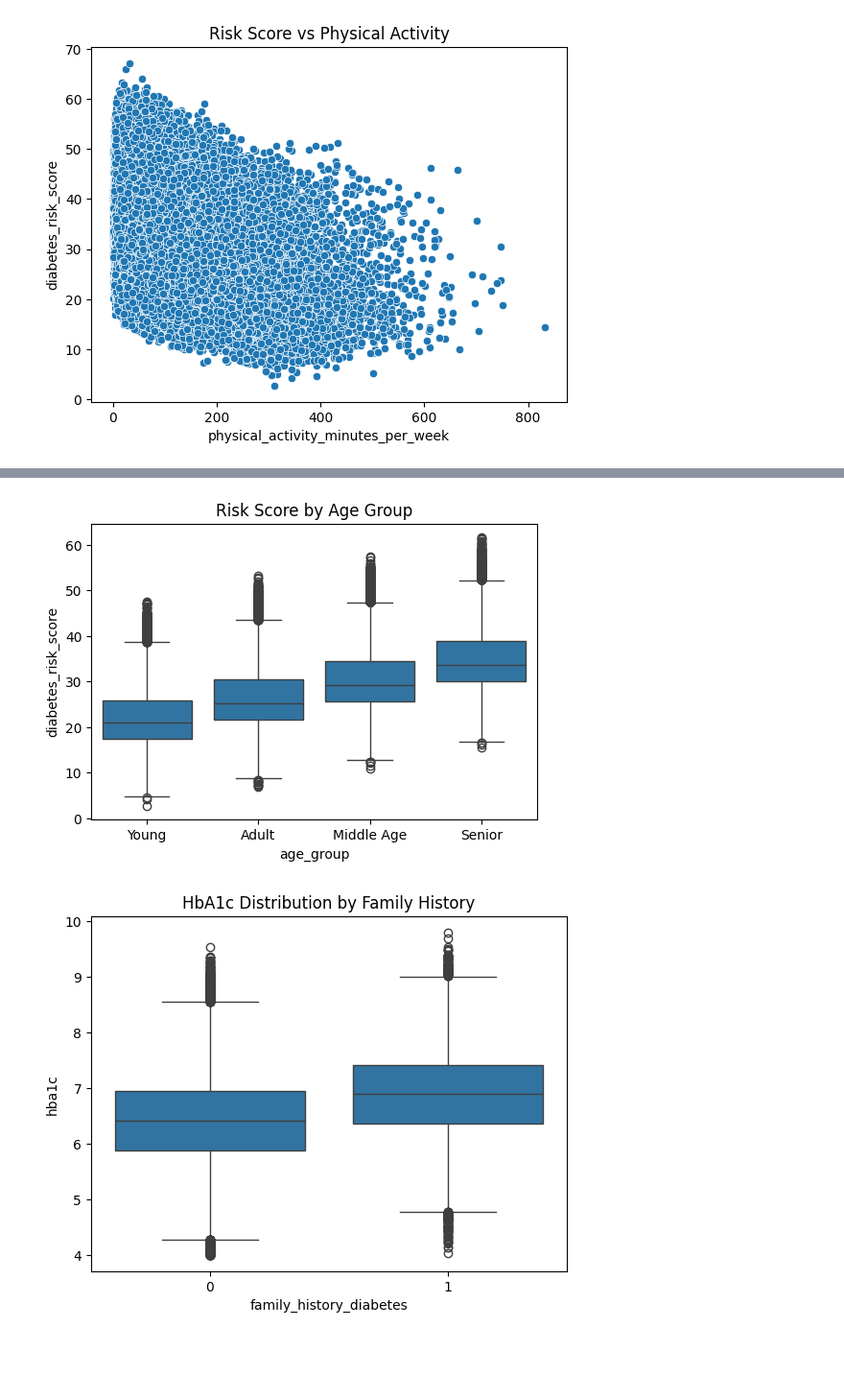
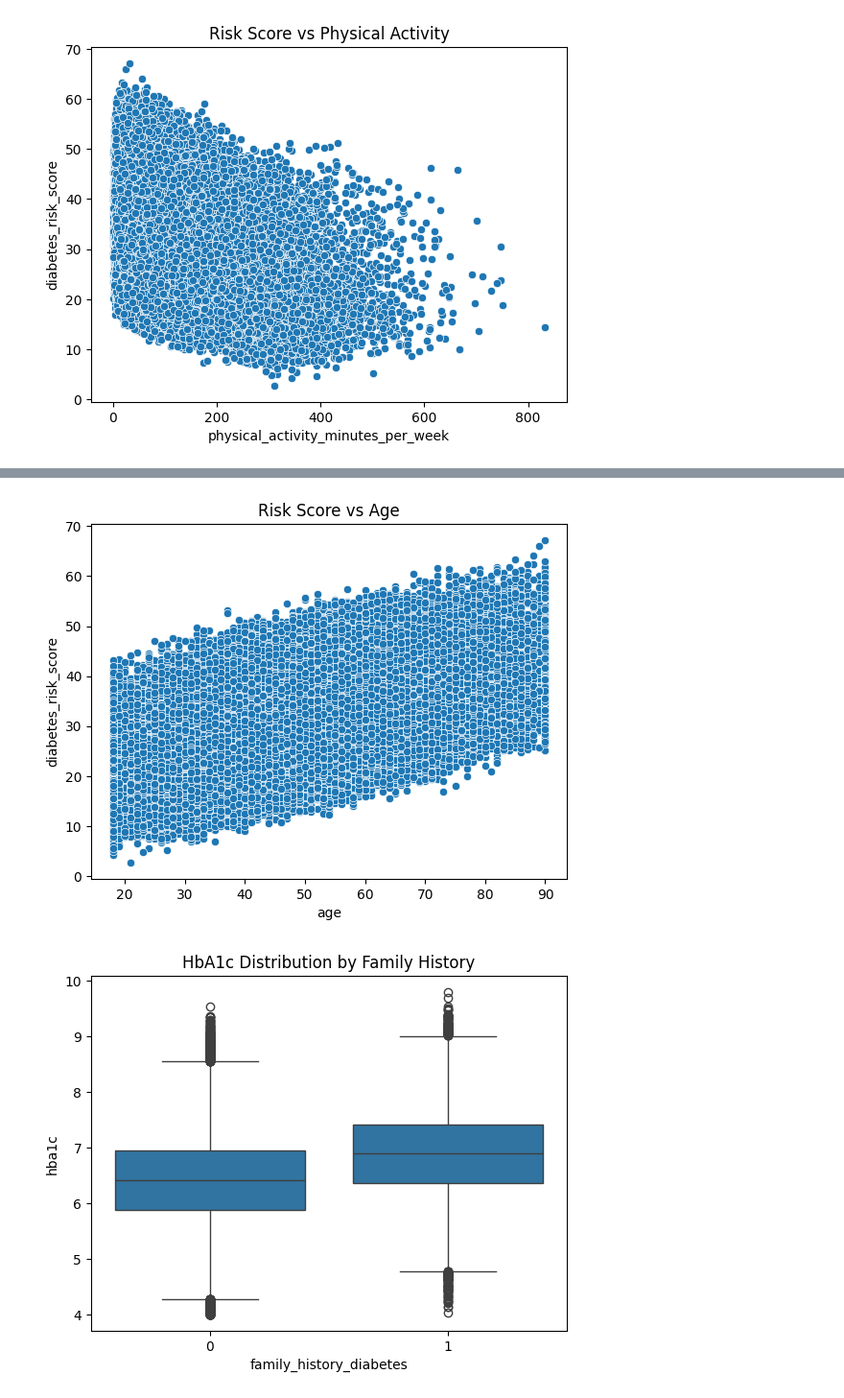
Before and after one commit to MMujtabaX/Diabetes-Health-Indicators-ML, a Jupyter notebook: notebooks/main_analysis.ipynb, the cells around one changed output, grey strips where cells are left out. Shown at 96% size. Cells and saved outputs as stored; diff of their text form; code cells hidden in the pictures; blank space fills up the shorter version.

```diff
--- a/notebooks/main_analysis.ipynb
+++ b/notebooks/main_analysis.ipynb
@@ -321,14 +350,3 @@ plt.title("Risk Score vs Physical Activity")
 plt.show()
 # %% [output]
 [figure]
-# %%
-df['activity_level'] = pd.cut(
-    df['physical_activity_minutes_per_week'],
-    bins=[0,150,300,600],
-    labels=['Low','Moderate','High']
-)
-
-plt.figure(figsize=(6,4))
-sns.boxplot(x='activity_level', y='diabetes_risk_score', data=df)
-plt.title("Risk Score by Activity Level")
-plt.show()
@@ -337,16 +353,9 @@ plt.show()
 # %%
-df['age_group'] = pd.cut(
-    df['age'],
-    bins=[0,30,45,60,80],
-    labels=['Young','Adult','Middle Age','Senior']
-)
-
-plt.figure(figsize=(6,4))
-sns.boxplot(x='age_group', y='diabetes_risk_score', data=df)
-plt.title("Risk Score by Age Group")
+sns.scatterplot(x='age', y='diabetes_risk_score', data=df)
+plt.title("Risk Score vs Age")
 plt.show()
 # %% [output]
-[figure, old version]
+[figure, new version]
 # %%
 sns.boxplot(x='family_history_diabetes', y='hba1c', data=df)
 plt.title("HbA1c Distribution by Family History")
```
Also changed, not shown: parts of 60 cells of this notebook, 3 other files.
